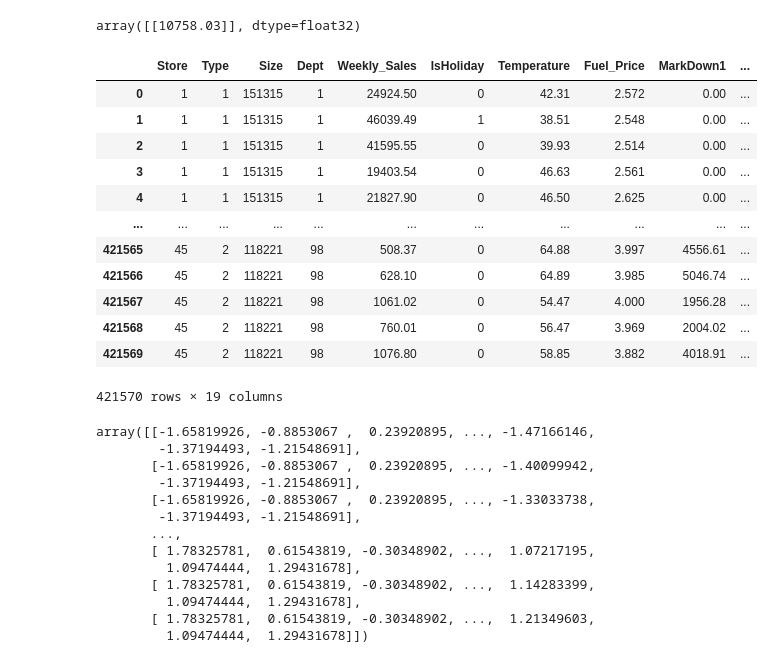
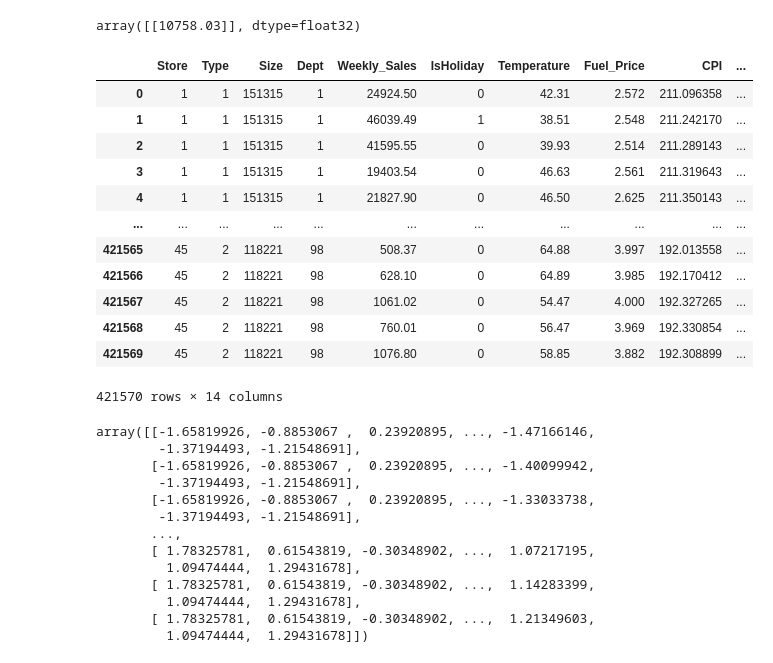
Before and after one commit to kr-bharath/Retail-Sales-Markdown-Prediction-Using-ANN-with-TensorFlow--AWS-Deployment, a Jupyter notebook: Model_Build.ipynb, the cells around one changed output. Cells and saved outputs as stored; diff of their text form; code cells hidden in the pictures.

```diff
--- a/Model_Build.ipynb
+++ b/Model_Build.ipynb
@@ -389,22 +389,22 @@ predict
 array([[10758.03]], dtype=float32)
 # %%
 df1=df.copy()
-df1.drop(["lag_1_sales","lag_1_markdown","markdown_holiday_interaction","markdown_impacted","days_until_holiday","pre_holiday_sales_spike"],axis=1,inplace=True)
+df1.drop(["MarkDown1","MarkDown2","MarkDown3","MarkDown4","MarkDown5","lag_1_sales","lag_1_markdown","markdown_holiday_interaction","markdown_impacted","days_until_holiday","pre_holiday_sales_spike"],axis=1,inplace=True)
 df1
 # %% [output]
-|  | Store | Type | Size | Dept | Weekly_Sales | IsHoliday | Temperature | Fuel_Price | MarkDown1 | ... |
-| 0 | 1 | 1 | 151315 | 1 | 24924.50 | 0 | 42.31 | 2.572 | 0.00 | ... |
-| 1 | 1 | 1 | 151315 | 1 | 46039.49 | 1 | 38.51 | 2.548 | 0.00 | ... |
-| 2 | 1 | 1 | 151315 | 1 | 41595.55 | 0 | 39.93 | 2.514 | 0.00 | ... |
-| 3 | 1 | 1 | 151315 | 1 | 19403.54 | 0 | 46.63 | 2.561 | 0.00 | ... |
-| 4 | 1 | 1 | 151315 | 1 | 21827.90 | 0 | 46.50 | 2.625 | 0.00 | ... |
+|  | Store | Type | Size | Dept | Weekly_Sales | IsHoliday | Temperature | Fuel_Price | CPI | ... |
+| 0 | 1 | 1 | 151315 | 1 | 24924.50 | 0 | 42.31 | 2.572 | 211.096358 | ... |
+| 1 | 1 | 1 | 151315 | 1 | 46039.49 | 1 | 38.51 | 2.548 | 211.242170 | ... |
+| 2 | 1 | 1 | 151315 | 1 | 41595.55 | 0 | 39.93 | 2.514 | 211.289143 | ... |
+| 3 | 1 | 1 | 151315 | 1 | 19403.54 | 0 | 46.63 | 2.561 | 211.319643 | ... |
+| 4 | 1 | 1 | 151315 | 1 | 21827.90 | 0 | 46.50 | 2.625 | 211.350143 | ... |
 | ... | ... | ... | ... | ... | ... | ... | ... | ... | ... | ... |
-| 421565 | 45 | 2 | 118221 | 98 | 508.37 | 0 | 64.88 | 3.997 | 4556.61 | ... |
-| 421566 | 45 | 2 | 118221 | 98 | 628.10 | 0 | 64.89 | 3.985 | 5046.74 | ... |
-| 421567 | 45 | 2 | 118221 | 98 | 1061.02 | 0 | 54.47 | 4.000 | 1956.28 | ... |
-| 421568 | 45 | 2 | 118221 | 98 | 760.01 | 0 | 56.47 | 3.969 | 2004.02 | ... |
-| 421569 | 45 | 2 | 118221 | 98 | 1076.80 | 0 | 58.85 | 3.882 | 4018.91 | ... |
+| 421565 | 45 | 2 | 118221 | 98 | 508.37 | 0 | 64.88 | 3.997 | 192.013558 | ... |
+| 421566 | 45 | 2 | 118221 | 98 | 628.10 | 0 | 64.89 | 3.985 | 192.170412 | ... |
+| 421567 | 45 | 2 | 118221 | 98 | 1061.02 | 0 | 54.47 | 4.000 | 192.327265 | ... |
+| 421568 | 45 | 2 | 118221 | 98 | 760.01 | 0 | 56.47 | 3.969 | 192.330854 | ... |
+| 421569 | 45 | 2 | 118221 | 98 | 1076.80 | 0 | 58.85 | 3.882 | 192.308899 | ... |
-421570 rows × 19 columns
+421570 rows × 14 columns
 # %%
 df1.to_csv("Retail_NP_project.csv",index=False)
 # %%
```
Also changed, not shown: parts of 8 cells of this notebook, 5 other files.
